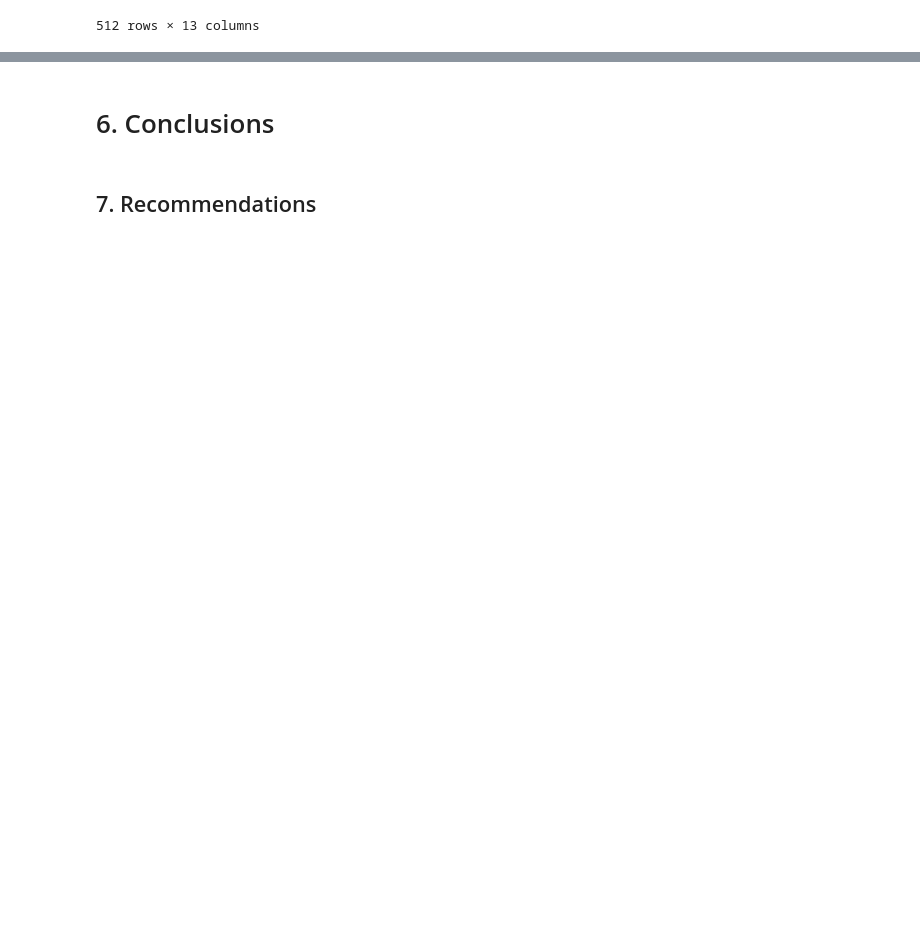
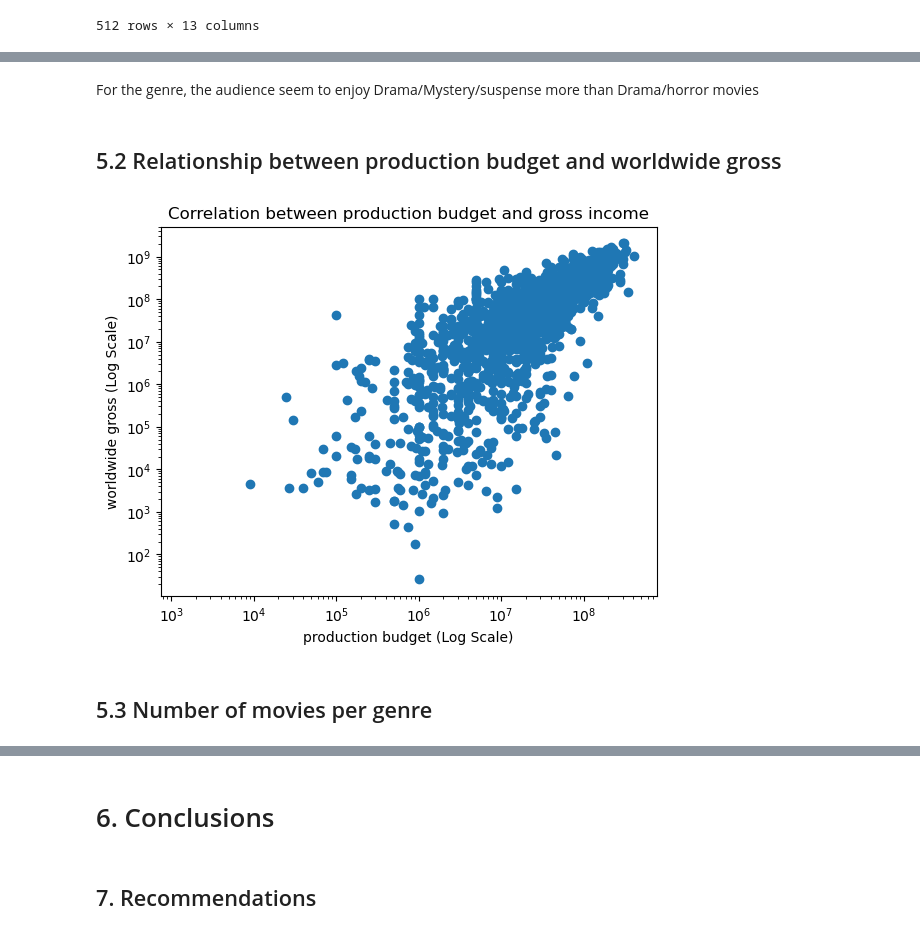
Before and after one commit to MuchiriKinyua/Microsoft-Movie-Project, a Jupyter notebook: Microsoft Movie project.ipynb, the cells around one changed output, grey strips where cells are left out. Saved outputs shown, nothing was run; the diff lists cells and outputs as text; code cells hidden in the pictures; blank space fills up the shorter version.

Commit message:
Relationship between production budget and worldwide gross

```diff
--- a/Microsoft Movie project.ipynb
+++ b/Microsoft Movie project.ipynb
@@ -523,3 +521,0 @@ Index(['id', 'release_date', 'movie', 'production_budget', 'domestic_gross',
-# %%
-tn_movie_budgets.loc["total_gross"] = tn_movie_budgets["domestic_gross"] + tn_movie_budgets["worldwide_gross"]
-tn_movie_budgets.head()
@@ -941,0 +846,17 @@ plt.show()
+# %% [markdown]
+For the genre, the audience seem to enjoy Drama/Mystery/suspense more than Drama/horror movies
+# %% [markdown]
+## 5.2 Relationship between production budget and worldwide gross
+# %%
+# Let's plot a scatter plot to help us interpret that data
+plt.scatter(tn_movie_budgets["production_budget"], tn_movie_budgets["worldwide_gross"])
+plt.title("Correlation between production budget and gross income")
+plt.xscale("log")
+plt.yscale("log")
+plt.xlabel("production budget (Log Scale)")
+plt.ylabel("worldwide gross (Log Scale)")
+plt.show()
+# %% [output]
+[figure, added]
+# %% [markdown]
+## 5.3 Number of movies per genre
```
Also changed, not shown: parts of 51 cells of this notebook.
